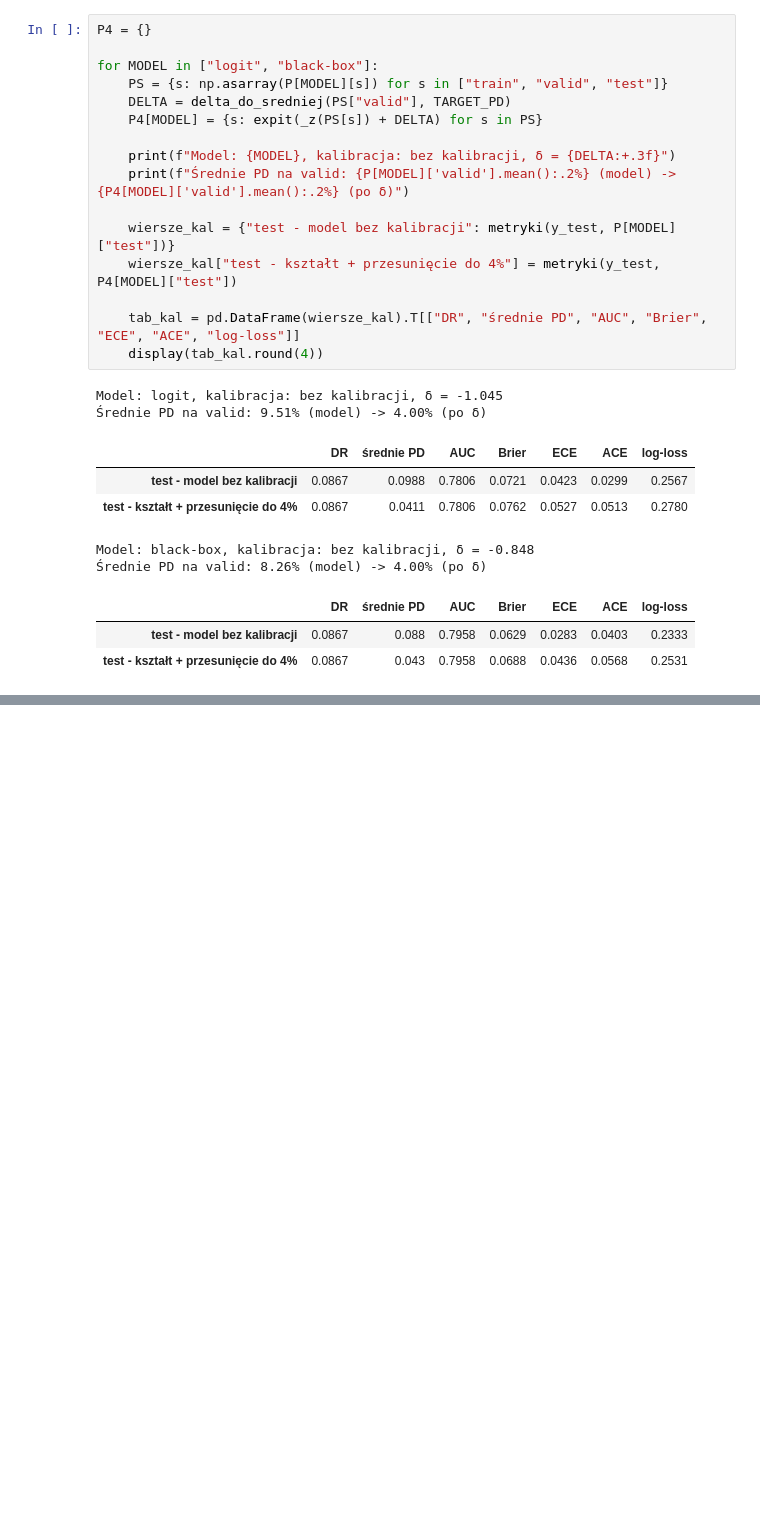
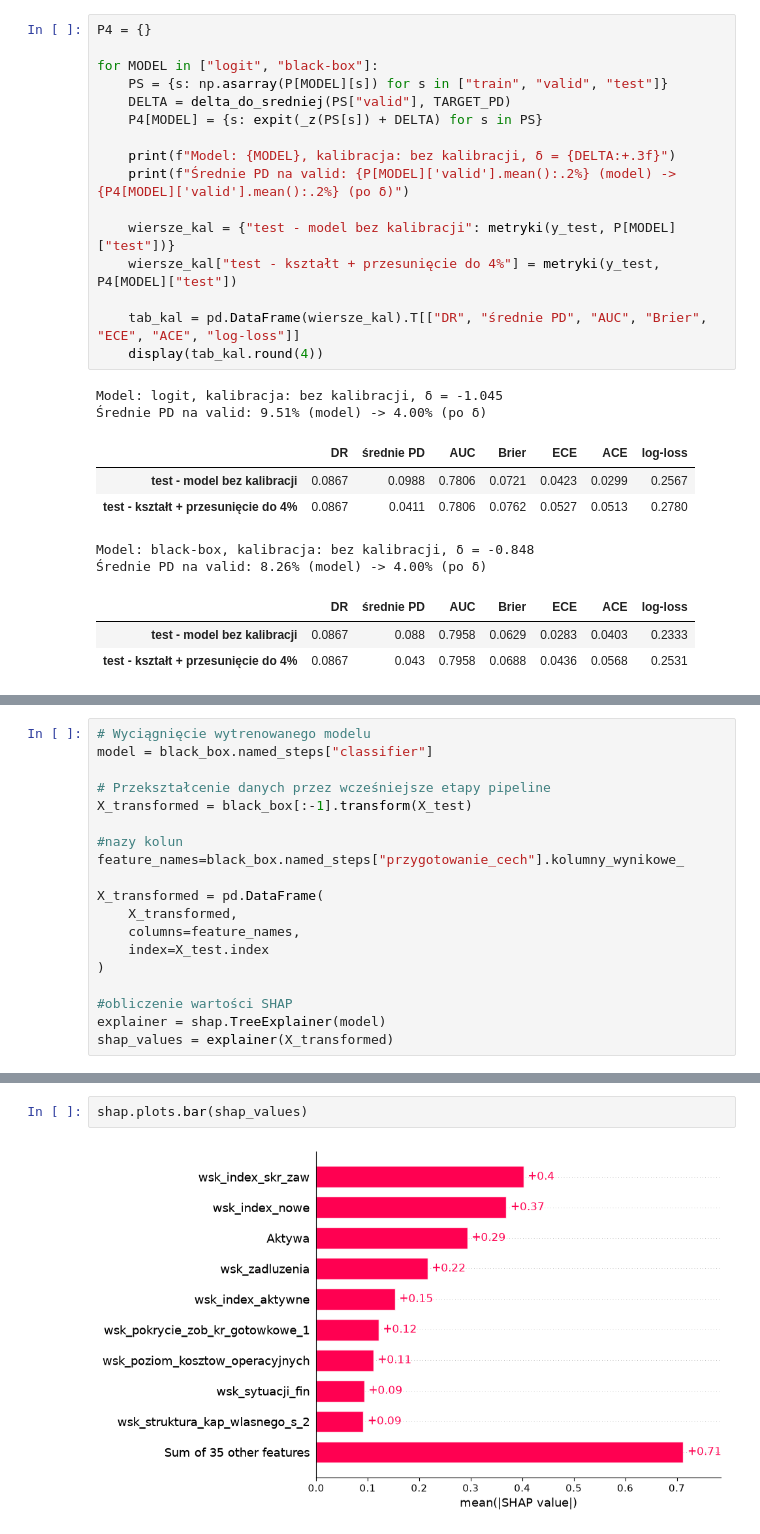
Before and after one commit to NorbertTrojan/Malysz_1, a Jupyter notebook: finalne_modele.ipynb, the cells around one changed output, grey strips where cells are left out. Drawn from its saved outputs; the diff is of its cells as text; blank space fills up the shorter version.

```diff
--- a/finalne_modele.ipynb
+++ b/finalne_modele.ipynb
@@ -403,0 +406,19 @@ for MODEL in ["logit", "black-box"]:
+# %%
+# Wyciągnięcie wytrenowanego modelu
+model = black_box.named_steps["classifier"]
+
+# Przekształcenie danych przez wcześniejsze etapy pipeline
+X_transformed = black_box[:-1].transform(X_test)
+
+#nazy kolun
+feature_names=black_box.named_steps["przygotowanie_cech"].kolumny_wynikowe_
+
+X_transformed = pd.DataFrame(
+    X_transformed,
+    columns=feature_names,
+    index=X_test.index
+)
+
+#obliczenie wartości SHAP
+explainer = shap.TreeExplainer(model)
+shap_values = explainer(X_transformed)
@@ -403,0 +445,4 @@ for MODEL in ["logit", "black-box"]:
+# %%
+shap.plots.bar(shap_values)
+# %% [output]
+[figure, added]
```
Also changed, not shown: parts of 7 cells of this notebook.
